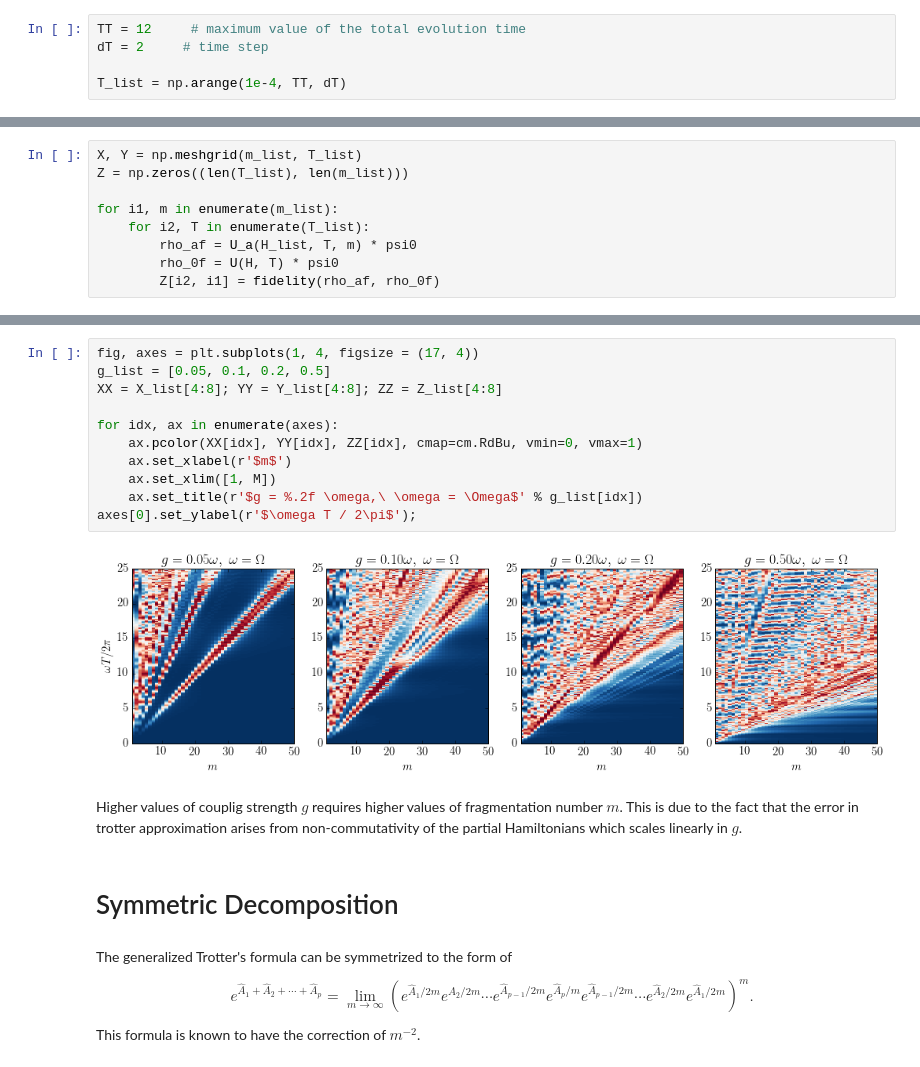
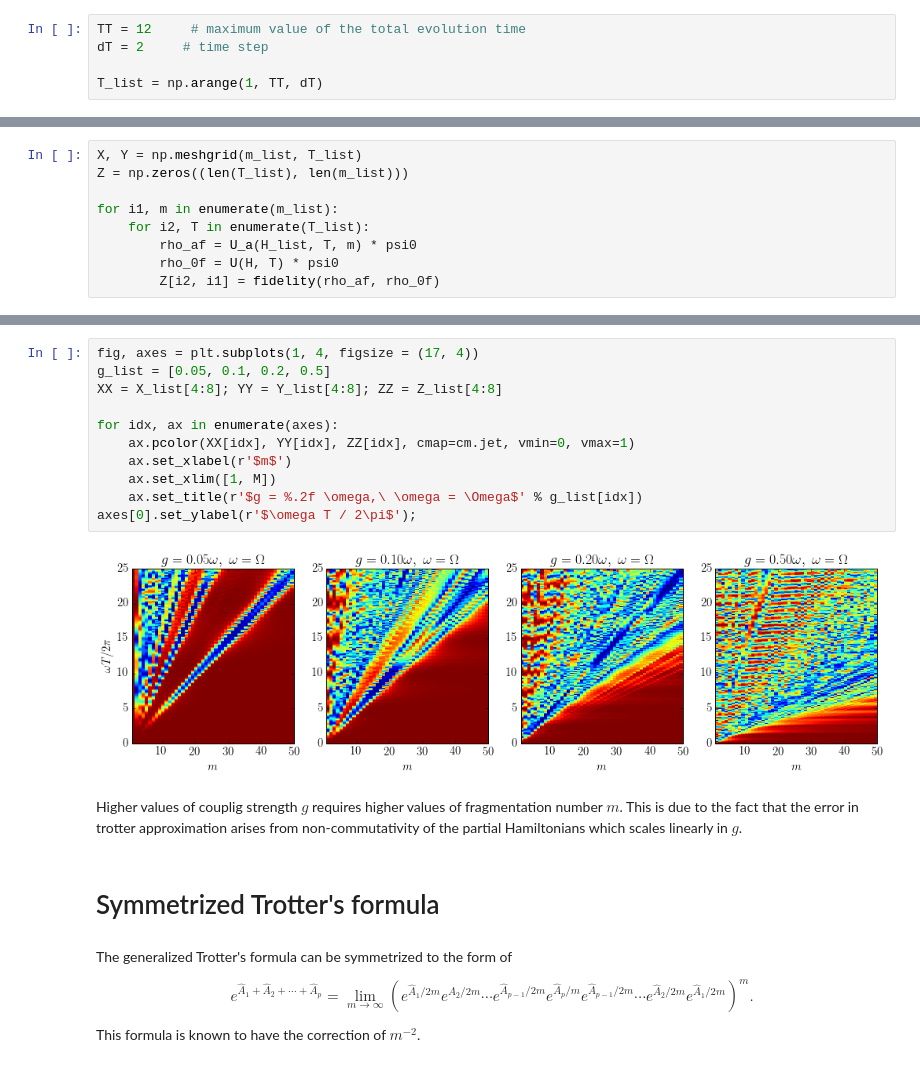
Before and after one commit to eunjongkim/trotter-formula, a Jupyter notebook: notebooks/trotter-formula-rabi-model-1.ipynb, the cells around one changed output, grey strips where cells are left out. Saved outputs shown, nothing was run; the diff lists cells and outputs as text.

```diff
--- a/notebooks/trotter-formula-rabi-model-1.ipynb
+++ b/notebooks/trotter-formula-rabi-model-1.ipynb
@@ -122,7 +122,7 @@ m_list = range(1, M+1)
 TT = 12     # maximum value of the total evolution time
 dT = 2     # time step
 
-T_list = np.arange(1e-4, TT, dT)
+T_list = np.arange(1, TT, dT)
 # %%
 overlap = np.zeros((len(m_list), len(T_list)))
 
@@ -350,20 +350,20 @@ Figure index = 8 Time : 2015-07-23 15:47:36.837239
 # %%
 fig, axes = plt.subplots(1, 4, figsize = (17, 4))
 g_list = [0.05, 0.1, 0.2, 0.5]
 XX = X_list[4:8]; YY = Y_list[4:8]; ZZ = Z_list[4:8]
 
 for idx, ax in enumerate(axes):
-    ax.pcolor(XX[idx], YY[idx], ZZ[idx], cmap=cm.RdBu, vmin=0, vmax=1)
+    ax.pcolor(XX[idx], YY[idx], ZZ[idx], cmap=cm.jet, vmin=0, vmax=1)
     ax.set_xlabel(r'$m$')
     ax.set_xlim([1, M])
     ax.set_title(r'$g = %.2f \omega,\ \omega = \Omega$' % g_list[idx])
 axes[0].set_ylabel(r'$\omega T / 2\pi$');
 # %% [output]
-[figure, old version]
+[figure, new version]
 # %% [markdown]
 Higher values of couplig strength $g$ requires higher values of fragmentation number $m$. This is due to the fact that the error in trotter approximation arises from non-commutativity of the partial Hamiltonians which scales linearly in $g$.
-# %% [markdown]
-# Symmetric Decomposition
+# %% [markdown]
+# Symmetrized Trotter's formula
 # %% [markdown]
 The generalized Trotter's formula can be symmetrized to the form of
 
```
Also changed, not shown: parts of 18 cells of this notebook.
